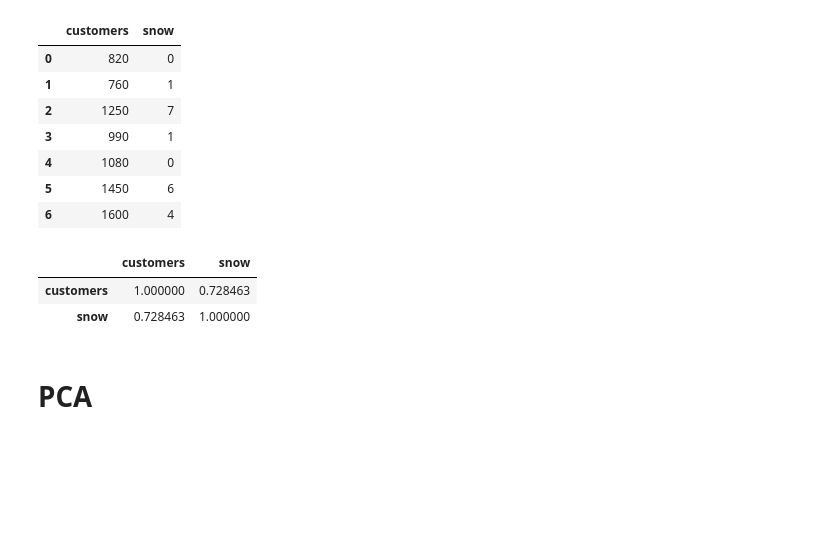
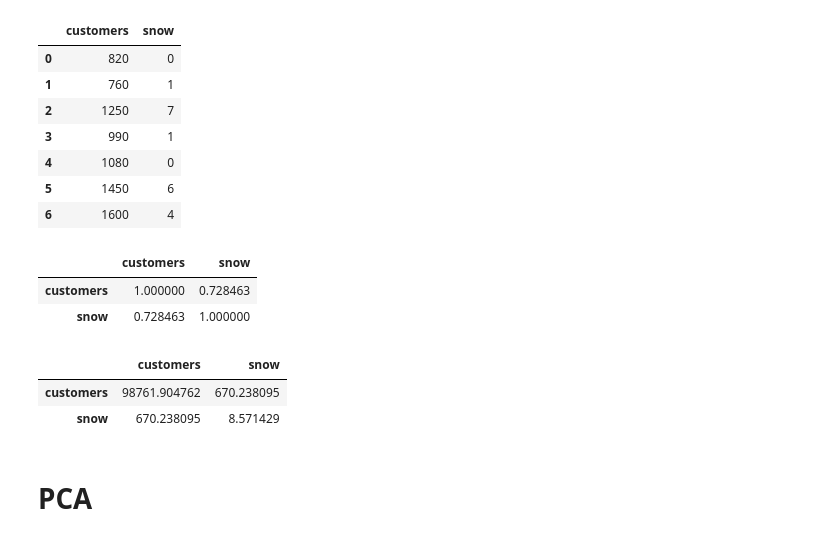
Before and after one commit to Davis-Tony/DS-Unit-1-Sprint-3-Linear-Algebra, a Jupyter notebook: TonyDavis_Unit_1_Sprint_Challenge_3_Linear_Algebra.ipynb, the cells around one changed output. Saved outputs shown, nothing was run; the diff lists cells and outputs as text; code cells hidden in the pictures; blank space fills up the shorter version.

```diff
--- a/TonyDavis_Unit_1_Sprint_Challenge_3_Linear_Algebra.ipynb
+++ b/TonyDavis_Unit_1_Sprint_Challenge_3_Linear_Algebra.ipynb
@@ -191,6 +191,12 @@ resort.corr()
 |  | customers | snow |
 | customers | 1.000000 | 0.728463 |
 | snow | 0.728463 | 1.000000 |
+# %%
+resort.cov()
+# %% [output]
+|  | customers | snow |
+| customers | 98761.904762 | 670.238095 |
+| snow | 670.238095 | 8.571429 |
 # %% [markdown]
 # PCA
 # %% [markdown]
```
Also changed, not shown: parts of 12 cells of this notebook.
